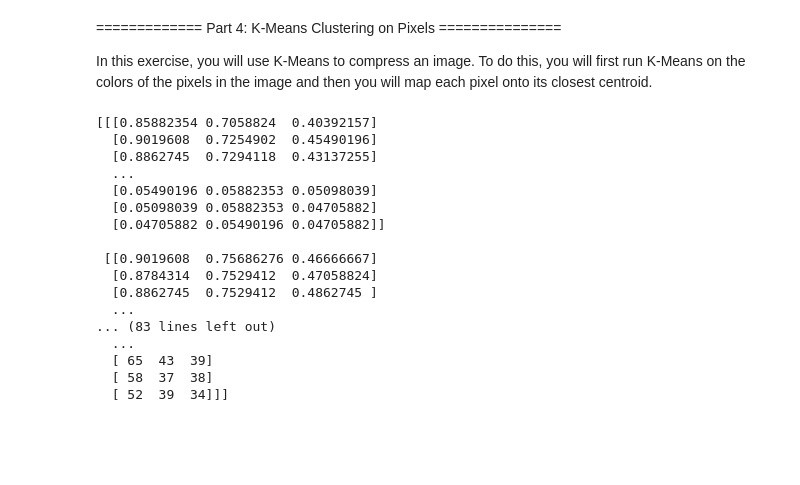
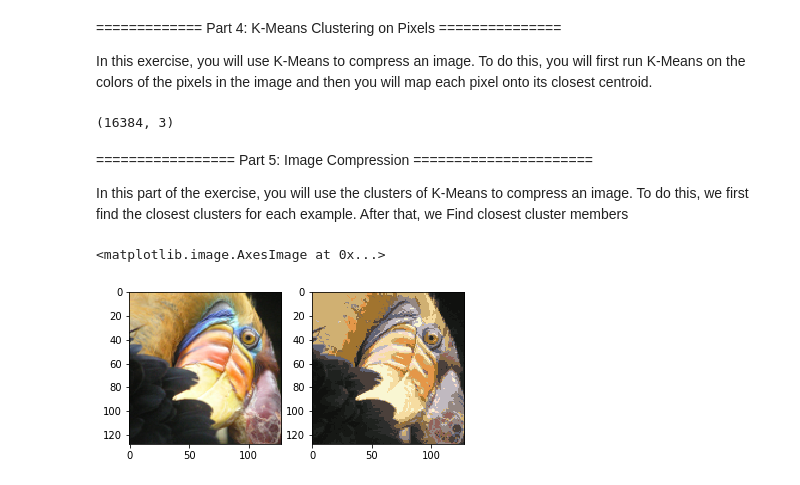
Before and after one commit to thomasmburke/Andrew-Ng-Machine-Learning, a Jupyter notebook: assignment7/ex7.ipynb, the cells around one changed output. Cells and saved outputs as stored; diff of their text form; code cells hidden in the pictures; blank space fills up the shorter version.

```diff
--- a/assignment7/ex7.ipynb
+++ b/assignment7/ex7.ipynb
@@ -147,29 +147,45 @@ In this exercise, you will use K-Means to compress an image. To do this, you wil
 # %%
 import matplotlib.image as mpimg
 
-img=mpimg.imread('data/bird_small.png')
-print(img)
-
-print('*************')
-
-mat2 = loadmat("data/bird_small.mat")
-A = mat2["A"]
-print(A)
+X2=mpimg.imread('data/bird_small.png')
+X2 = X2.reshape(128*128,3)
+print(X2.shape)
 # %% [output]
-[[[0.85882354 0.7058824  0.40392157]
-  [0.9019608  0.7254902  0.45490196]
-  [0.8862745  0.7294118  0.43137255]
-  ...
-  [0.05490196 0.05882353 0.05098039]
-  [0.05098039 0.05882353 0.04705882]
-  [0.04705882 0.05490196 0.04705882]]
-
- [[0.9019608  0.75686276 0.46666667]
-  [0.8784314  0.7529412  0.47058824]
-  [0.8862745  0.7529412  0.4862745 ]
-  ...
-... (83 lines left out)
-  ...
-  [ 65  43  39]
-  [ 58  37  38]
-  [ 52  39  34]]]
+(16384, 3)
+# %%
+def kMeans(X, initial_centroids,num_iters,K):
+
+    for i in range(num_iters):
+        # assign each training example to the nearest centroid
+        idx = findClosestCentroids(X, initial_centroids)
+        # Compute the centroids mean
+        centroids = computeCentroids(X, idx, K)
+    return centroids, idx
+# %%
+# Running K-means algorithm on the data
+K2 = 16
+num_iters = 10
+initial_centroids2 = kMeansInitCentroids(X2, K2)
+centroids2, idx2 = kMeans(X2, initial_centroids2, num_iters,K2)
+# %% [markdown]
+================= Part 5: Image Compression ======================
+
+In this part of the exercise, you will use the clusters of K-Means to
+compress an image. To do this, we first find the closest clusters for
+each example. After that, we Find closest cluster members
+# %%
+m2,n2 = X2.shape
+X2_recovered = X2.copy()
+for i in range(1,K2+1):
+    X2_recovered[(idx2==i).ravel(),:] = centroids2[i-1]
+
+# Reshape the recovered image into proper dimensions
+X2_recovered = X2_recovered.reshape(128,128,3)
+
+# Display the image
+fig, ax = plt.subplots(1,2)
+ax[0].imshow(X2.reshape(128,128,3))
+ax[1].imshow(X2_recovered)
+# %% [output]
+<matplotlib.image.AxesImage at 0x...>
+[figure, added]
```
